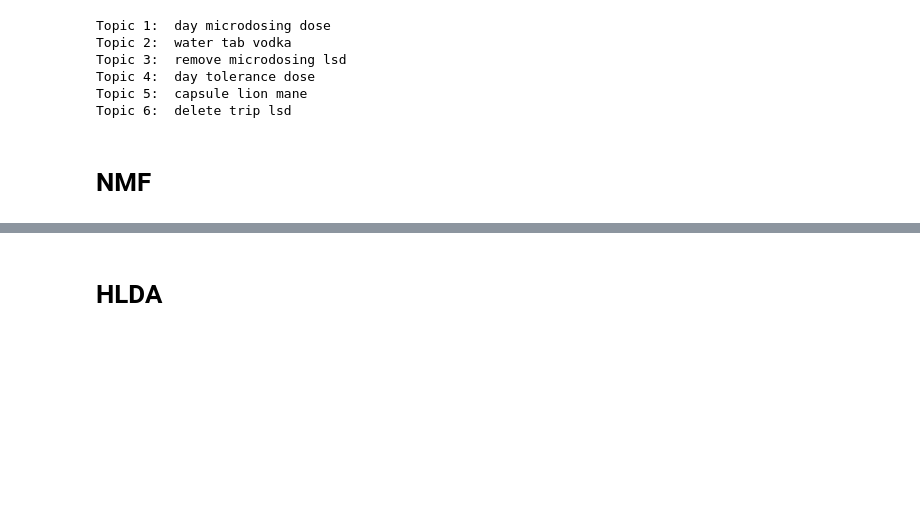
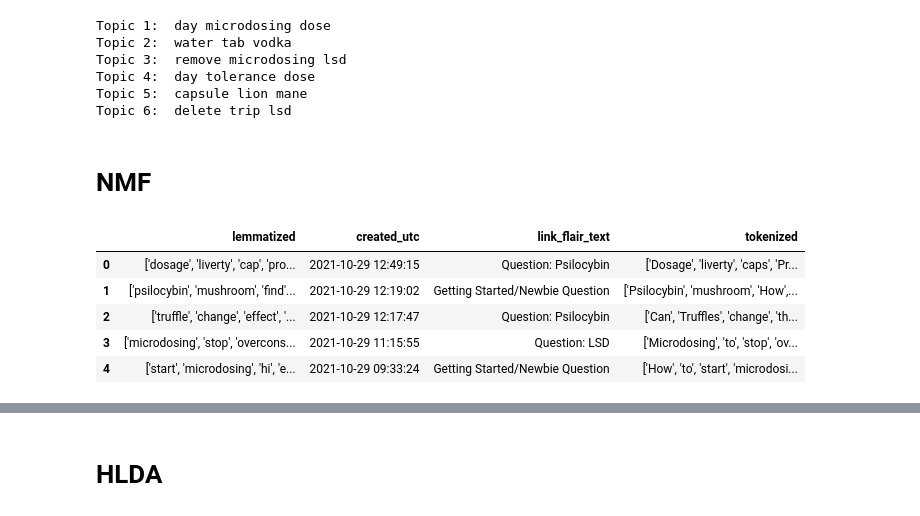
Before and after one commit to guneetsinghchatha/reddit_NLP_topic_model, a Jupyter notebook: working_file.ipynb, the cells around one changed output, grey strips where cells are left out. Drawn from its saved outputs; the diff is of its cells as text; code cells hidden in the pictures; blank space fills up the shorter version.

```diff
--- a/working_file.ipynb
+++ b/working_file.ipynb
@@ -887,3 +887,17 @@ Topic 5:  capsule lion mane
 Topic 6:  delete trip lsd
 # %% [markdown]
 # NMF
+# %%
+import pandas as pd
+from sklearn.decomposition import NMF
+from sklearn.feature_extraction.text import TfidfVectorizer
+
+documents = md_submissions
+documents.head()
+# %% [output]
+|  | lemmatized | created_utc | link_flair_text | tokenized |
+| 0 | ['dosage', 'liverty', 'cap', 'pro... | 2021-10-29 12:49:15 | Question: Psilocybin | ['Dosage', 'liverty', 'caps', 'Pr... |
+| 1 | ['psilocybin', 'mushroom', 'find'... | 2021-10-29 12:19:02 | Getting Started/Newbie Question | ['Psilocybin', 'mushroom', 'How',... |
+| 2 | ['truffle', 'change', 'effect', '... | 2021-10-29 12:17:47 | Question: Psilocybin | ['Can', 'Truffles', 'change', 'th... |
+| 3 | ['microdosing', 'stop', 'overcons... | 2021-10-29 11:15:55 | Question: LSD | ['Microdosing', 'to', 'stop', 'ov... |
+| 4 | ['start', 'microdosing', 'hi', 'e... | 2021-10-29 09:33:24 | Getting Started/Newbie Question | ['How', 'to', 'start', 'microdosi... |
```
Also changed, not shown: parts of 27 cells of this notebook.
